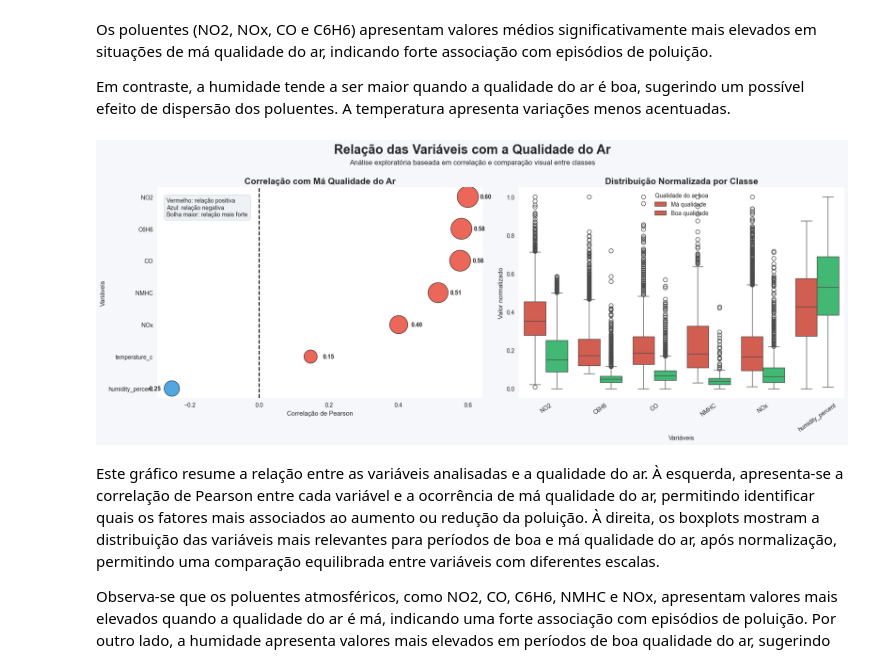
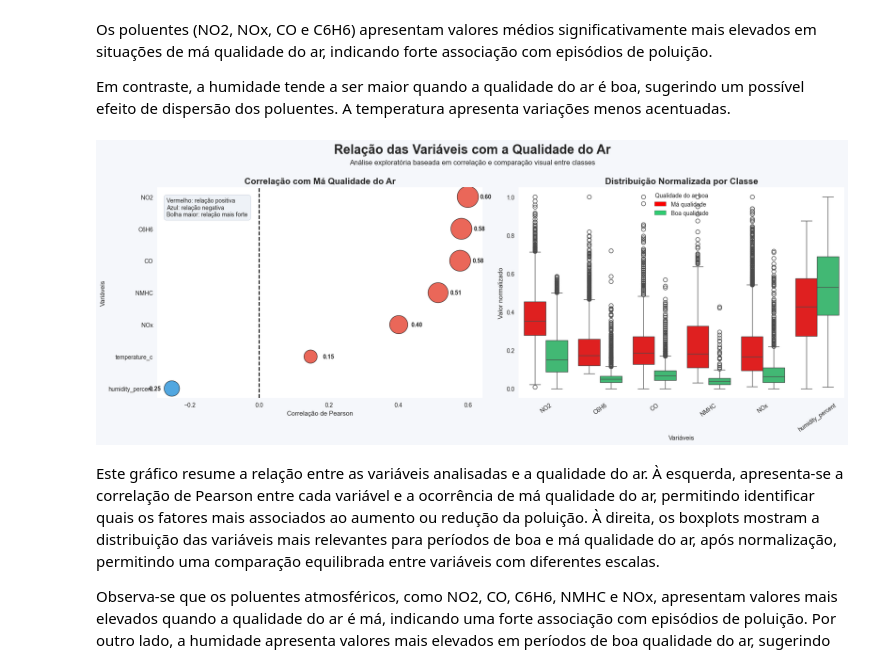
Before and after one commit to franciscopmbraz/Projeto_IA, a Jupyter notebook: EDA.ipynb, the cells around one changed output. Cells and saved outputs as stored; diff of their text form; code cells hidden in the pictures.

```diff
--- a/EDA.ipynb
+++ b/EDA.ipynb
@@ -427,37 +428,40 @@ axes[0].text(
 sns.boxplot(
     data=df_box,
     x='Variável',
     y='Valor normalizado',
     hue='air_quality_good',
-    palette={False: '#e74c3c', True: '#2ecc71'},
+    palette={False: "#ff0000", True: '#2ecc71'},
     ax=axes[1]
 )
-
+legend_elements = [
+    Patch(facecolor='#ff0000', edgecolor='black', label='Má qualidade'),
+    Patch(facecolor='#2ecc71', edgecolor='black', label='Boa qualidade')
+]
 axes[1].set_title('Distribuição Normalizada por Classe', fontsize=15, fontweight='bold')
 axes[1].set_xlabel('Variáveis')
 axes[1].set_ylabel('Valor normalizado')
-axes[1].legend(title='Qualidade do ar boa', labels=['Má qualidade', 'Boa qualidade'])
+axes[1].legend(handles=legend_elements, title='Qualidade do ar boa')
 axes[1].tick_params(axis='x', rotation=35)
 
 fig.suptitle(
     'Relação das Variáveis com a Qualidade do Ar',
     fontsize=22,
     fontweight='bold',
     y=1.03
 )
 
 fig.text(
     0.5,
     0.96,
     'Análise exploratória baseada em correlação e comparação visual entre classes',
     ha='center',
     fontsize=12
 )
 
 plt.tight_layout()
 plt.show()
 # %% [output]
-[figure, old version]
+[figure, new version]
 # %% [markdown]
 Este gráfico resume a relação entre as variáveis analisadas e a qualidade do ar. À esquerda, apresenta-se a correlação de Pearson entre cada variável e a ocorrência de má qualidade do ar, permitindo identificar quais os fatores mais associados ao aumento ou redução da poluição. À direita, os boxplots mostram a distribuição das variáveis mais relevantes para períodos de boa e má qualidade do ar, após normalização, permitindo uma comparação equilibrada entre variáveis com diferentes escalas.
 
```
Also changed, not shown: parts of 1 cell of this notebook, 11 other files.
